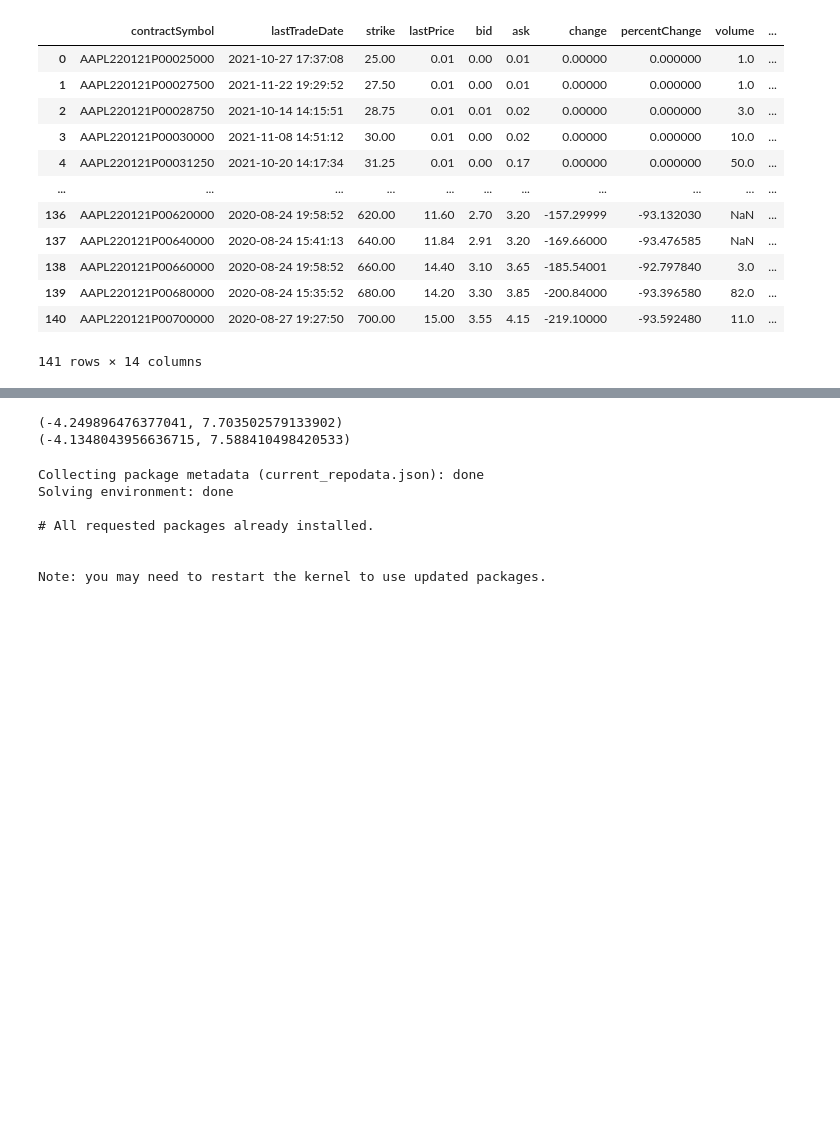
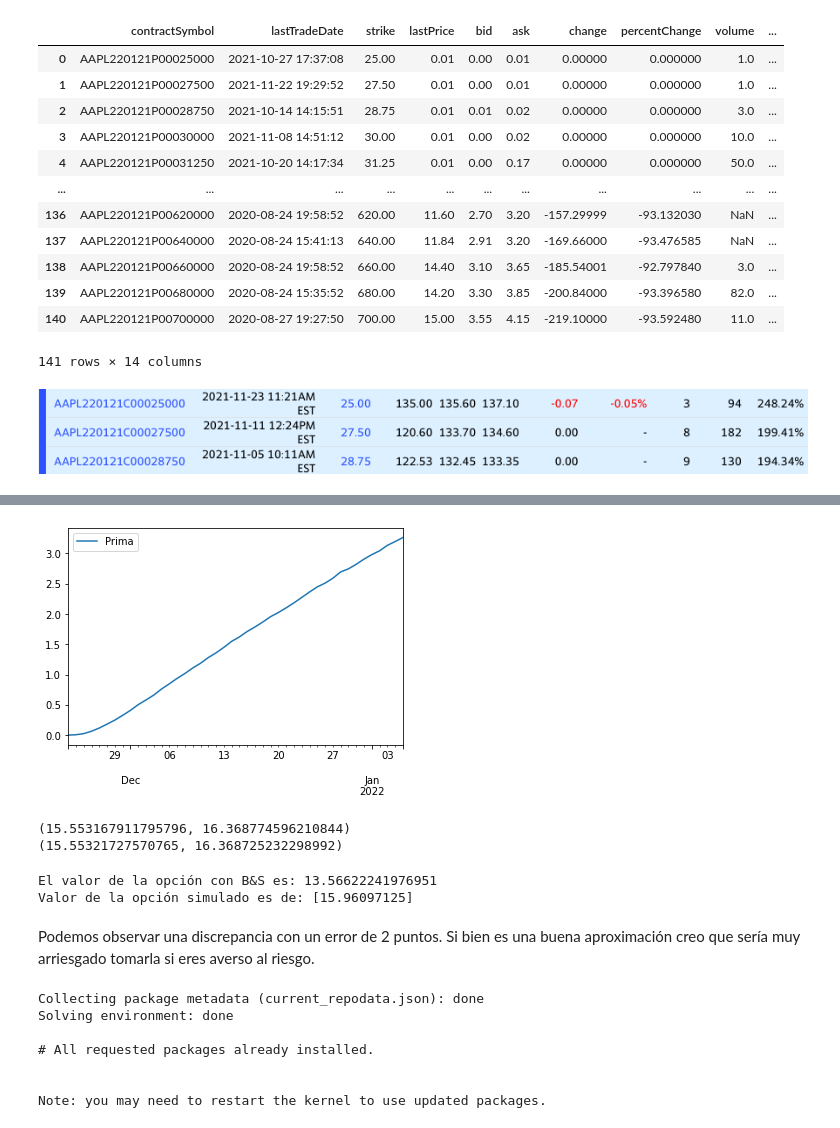
Before and after one commit to gerardogonz/Tarea8_GonzalezG_MezaE, a Jupyter notebook: Tarea8.ipynb, the cells around one changed output, grey strips where cells are left out. Saved outputs shown, nothing was run; the diff lists cells and outputs as text; code cells hidden in the pictures; blank space fills up the shorter version.

```diff
--- a/Tarea8.ipynb
+++ b/Tarea8.ipynb
@@ -242,3 +213,29 @@ puts
 | 139 | AAPL220121P00680000 | 2020-08-24 15:35:52 | 680.00 | 14.20 | 3.30 | 3.85 | -200.84000 | -93.396580 | 82.0 | ... |
 | 140 | AAPL220121P00700000 | 2020-08-27 19:27:50 | 700.00 | 15.00 | 3.55 | 4.15 | -219.10000 | -93.592480 | 11.0 | ... |
 141 rows × 14 columns
+# %% [markdown]
+![Screen%20Shot%202021-11-23%20at%2022.51.39.png](attachment:Screen%20Shot%202021-11-23%20at%2022.51.39.png)
+# %%
+Hoy = date.today()
+expiry = '2022-01-21'
+K = 150 # strike price
+nscen = 10000
+dates = pd.date_range(start= Hoy,
+                      periods = ndays)
+ndays = len(dates)
+S0 = closes.iloc[-1]  # Condición inicial del precio a simular
+
+# simular rendimientos
+sim_ret = pd.DataFrame(sigma * np.random.randn(ndays,nscen) + r,
+                       index = dates)
+
+# Simular precios
+sim_closes = S0*np.exp(sim_ret.cumsum())
+# %%
+strike = 150
+put = pd.DataFrame({'Prima':np.exp(-r*ndays) \
+              *np.fmax(strike-sim_closes, 0).mean(axis=1)},
+                    index = dates)
+put.plot();
+put.iloc[-1]
+# %% [output]
@@ -245,11 +244,12 @@ puts
+[figure, added]
 # %%
-confianza = 0.99
+ic = 0.95
 sigma_est = sim_closes.iloc[-1].sem()
 mean_est = call.iloc[-1].Prima
-i1 = st.t.interval(confianza,nscen-1, loc=mean_est, scale=sigma_est)
-i2 = st.norm.interval(confianza, loc=mean_est, scale=sigma_est)
+i1 = st.t.interval(ic,nscen-1, loc = mean_est, scale = sigma_est)
+i2 = st.norm.interval(ic, loc = mean_est, scale=sigma_est)
 print(i1)
 print(i2)
 # %% [output]
-(-4.249896476377041, 7.703502579133902)
-(-4.1348043956636715, 7.588410498420533)
+(15.553167911795796, 16.368774596210844)
+(15.55321727570765, 16.368725232298992)
@@ -256,3 +262,14 @@ print(i2)
+# %%
+d1 = (np.log(st/K)+(rf+(vol**2)/2))/vol #Black Scholes
+d2 = d1-vol
+put = K*np.exp(-rf)*norm.cdf(-d2)-st*norm.cdf(-d1)
+print('El valor de la opción con ByS es:',put)
+print('Valor de la opción simulado es de:',call.iloc[-1].values)
+# %% [output]
+El valor de la opción con B&S es: 13.56622241976951
+Valor de la opción simulado es de: [15.96097125]
+# %% [markdown]
+Podemos observar una discrepancia con un error de 2 puntos. Si bien es una buena aproximación creo que sería muy arriesgado tomarla si eres averso al riesgo.
 # %%
 conda install pandas-datareader
 # %% [output]
```
Also changed, not shown: parts of 14 cells of this notebook.
